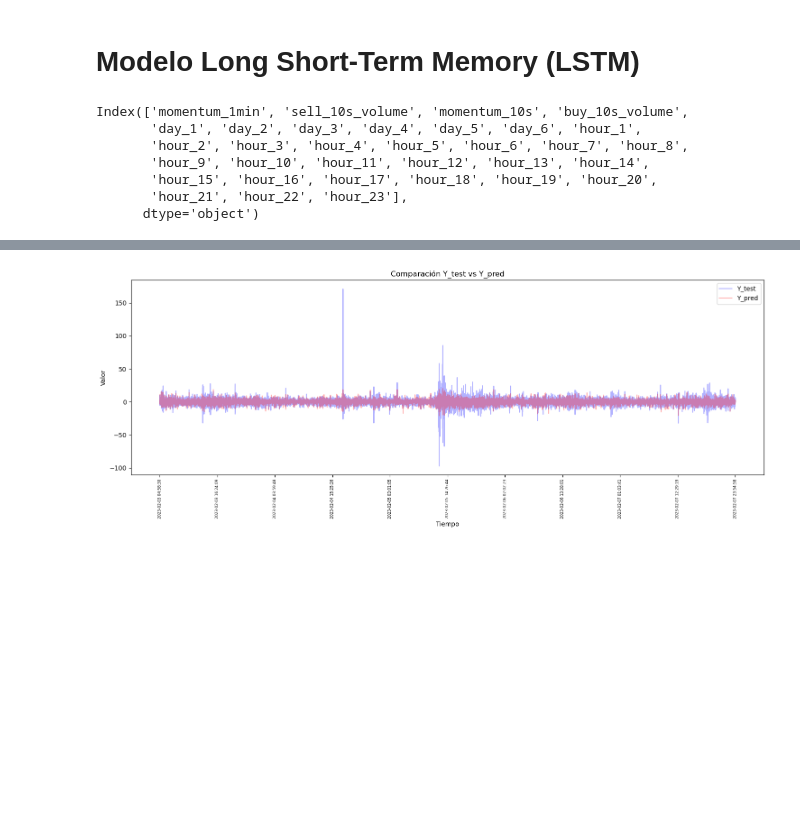
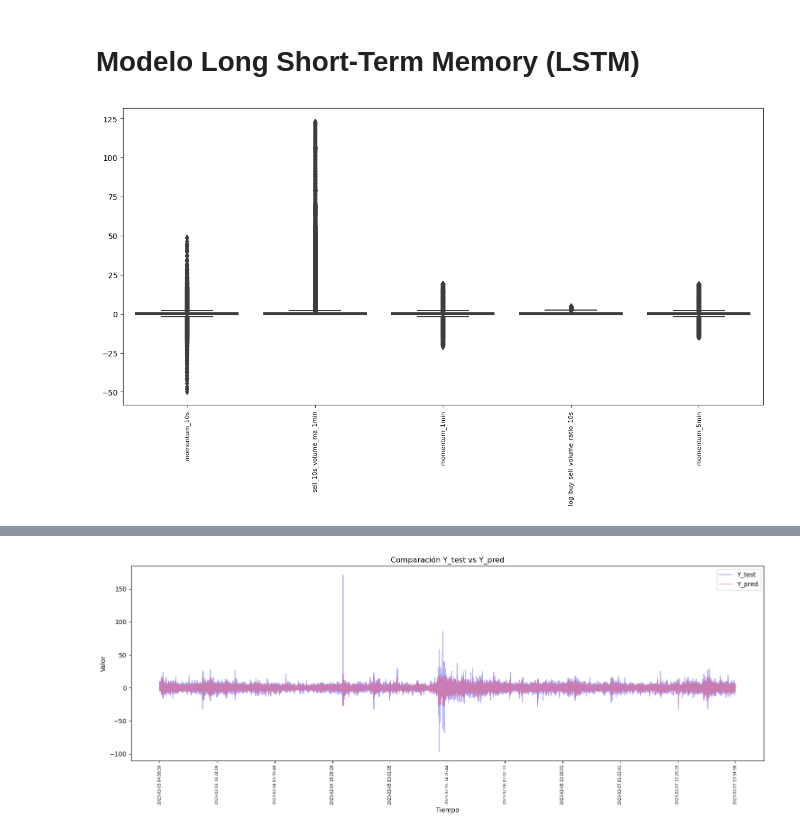
Before and after one commit to IFTrejoM/Binance-price-volatility-predictions-LSTM, a Jupyter notebook: binance.ipynb, the cells around one changed output, grey strips where cells are left out. Drawn from its saved outputs; the diff is of its cells as text; code cells hidden in the pictures; blank space fills up the shorter version.

```diff
--- a/binance.ipynb
+++ b/binance.ipynb
@@ -652,7 +653,7 @@ Con estos resultados en mente consideramos dos escenarios:
 Para ambos casos y con base en los valores de los coeficientes Lasso y Ridge, podríamos definir un umbral de eliminación de variables adecuado. Dicho esto, **la elección final también debe basarse en el rendimiento predictivo**.
 # %%
 # Utilizar la función filtro de variables con Lasso y Ridge:
-threshold = 0.15
+threshold = 0.1
 
 L1L2_X = select_features_from_regularization(
     regularization_coefs, # Matriz de coeficientes de regularización
@@ -753,5 +758,14 @@ Y_scaler = StandardScaler()
 Y_scaled = Y_scaler.fit_transform(Y)
 Y_scaled = pd.DataFrame(Y_scaled, columns=Y.columns, index=Y.index)
+# %%
+# Boxplots
+plt.figure(figsize=(15, 7))
+sns.boxplot(X_scaled)
+plt.xticks(fontsize=8, rotation=90)
+# plt.savefig('images/boxplots_all_outs.png', dpi='figure')
+plt.show()
+# %% [output]
+[figure, added]
 # %%
 # One-hot encoding para el día de la semana:
 days_encoded = pd.get_dummies(X_scaled.index.dayofweek, prefix='day')
@@ -768,13 +782,3 @@ X_scaled = pd.concat([X_scaled, days_encoded, hours_encoded], axis=1)
 
 # Eliminar variables de día y hora de referencia (lunes y hora 0, respectivamente):
 X_scaled.drop(columns=['hour_0', 'day_0'], inplace=True)
-
-X_scaled.columns
-# %% [output]
-Index(['momentum_1min', 'sell_10s_volume', 'momentum_10s', 'buy_10s_volume',
-       'day_1', 'day_2', 'day_3', 'day_4', 'day_5', 'day_6', 'hour_1',
-       'hour_2', 'hour_3', 'hour_4', 'hour_5', 'hour_6', 'hour_7', 'hour_8',
-       'hour_9', 'hour_10', 'hour_11', 'hour_12', 'hour_13', 'hour_14',
-       'hour_15', 'hour_16', 'hour_17', 'hour_18', 'hour_19', 'hour_20',
-       'hour_21', 'hour_22', 'hour_23'],
-      dtype='object')
```
Also changed, not shown: parts of 19 cells of this notebook, 4 other files.
